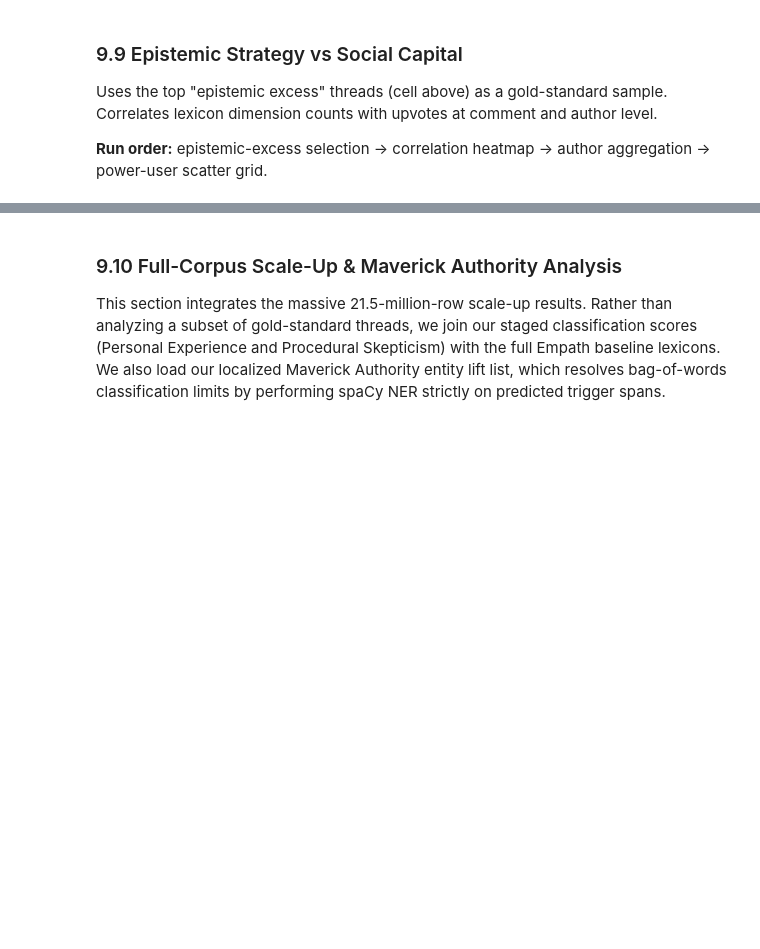
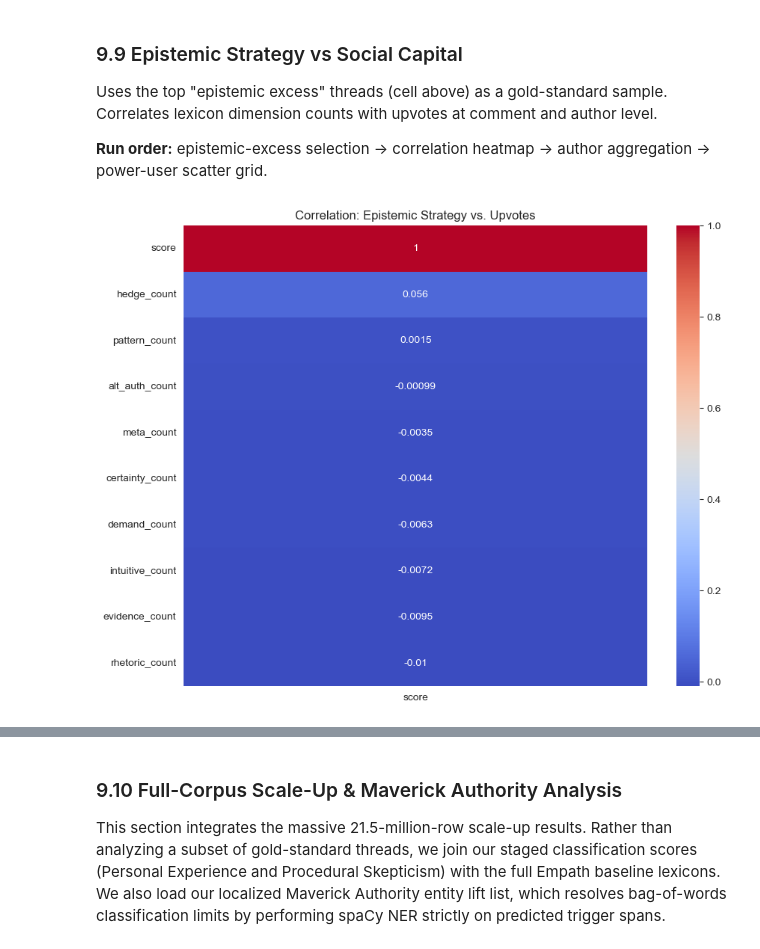
Before and after one commit to humanathema/ConspiracyComments, a Jupyter notebook: ConspiracyMaster_Refactored.ipynb, the cells around one changed output, grey strips where cells are left out. Cells and saved outputs as stored; diff of their text form; code cells hidden in the pictures; blank space fills up the shorter version.

```diff
--- a/ConspiracyMaster_Refactored.ipynb
+++ b/ConspiracyMaster_Refactored.ipynb
@@ -4063,7 +4844,7 @@ Uses the top "epistemic excess" threads (cell above) as a gold-standard sample.
 **Run order:** epistemic-excess selection → correlation heatmap → author aggregation → power-user scatter grid.
 # %%
 import re
-from epistemic_lexicon import lex
+from utils.epistemic_lexicon import lex
 thread_str = ",".join([f"'{t}'" for t in all_threads])
 # Build dimension word sets from externalized lexicon (see Section 9.1)
 dimensions = {
@@ -4075,34 +4856,36 @@ dimensions = {
         ("certainty", "certainty"),
         ("alt_auth", "alt_authority"),
         ("intuitive", "intuitive"),
         ("pattern", "pattern"),
         ("meta", "meta"),
         ("demand", "demand"),
     ]
 }
 patterns = dimensions  # alias for downstream cells
 
 # Requires `thread_str` from the epistemic-excess cell above
 query = f"""
     SELECT author, body, score
     FROM read_json_auto('{RAW_COMMENTS}', maximum_object_size=50000000, union_by_name=True)
     WHERE link_id IN ({thread_str})
 """
 df_raw = con.execute(query).df()
 
 def count_dimension_matches(text, word_set):
     if not isinstance(text, str):
         return 0
     words = set(re.findall(r'\b\w+\b', text.lower()))
     return len(words.intersection(word_set))
 
 for dim_name, word_set in dimensions.items():
-    df_raw[f'{dim_name}_count'] = df_raw['text'].apply(lambda x: count_dimension_matches(x, word_set))
+    df_raw[f'{dim_name}_count'] = df_raw['body'].apply(lambda x: count_dimension_matches(x, word_set))
 
 corr_matrix = df_raw[[f'{d}_count' for d in dimensions.keys()] + ['score']].corr()
 
 import utils.visualization as viz
 viz.plot_epistemic_strategy_correlation(corr_matrix)
+# %% [output]
+[figure, added]
 # %%
 # 1. Aggregate Lexical Dimensions by Author for the Gold Standard Threads
 df_commenters = df_raw.groupby('author').agg({
```
Also changed, not shown: parts of 62 cells of this notebook.
